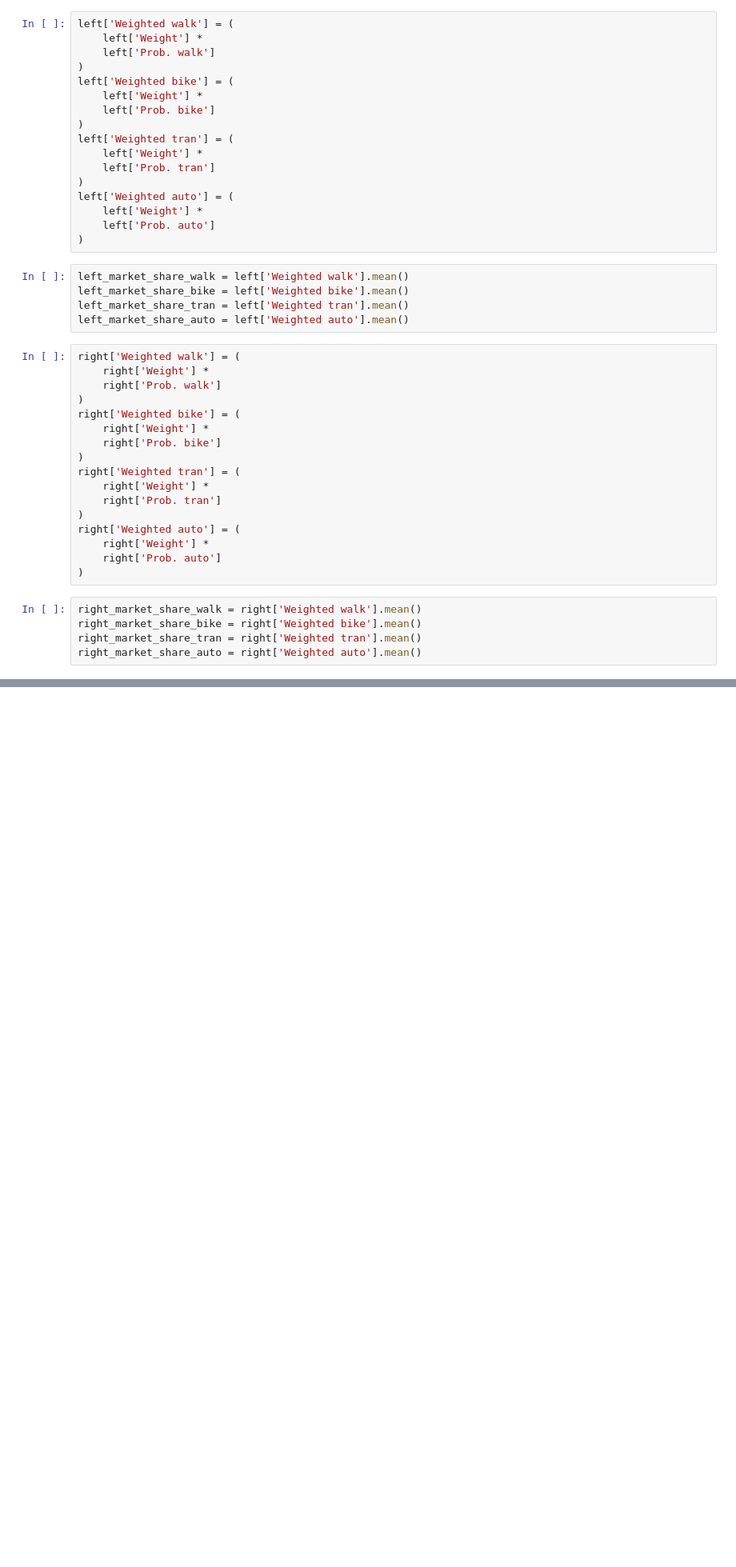
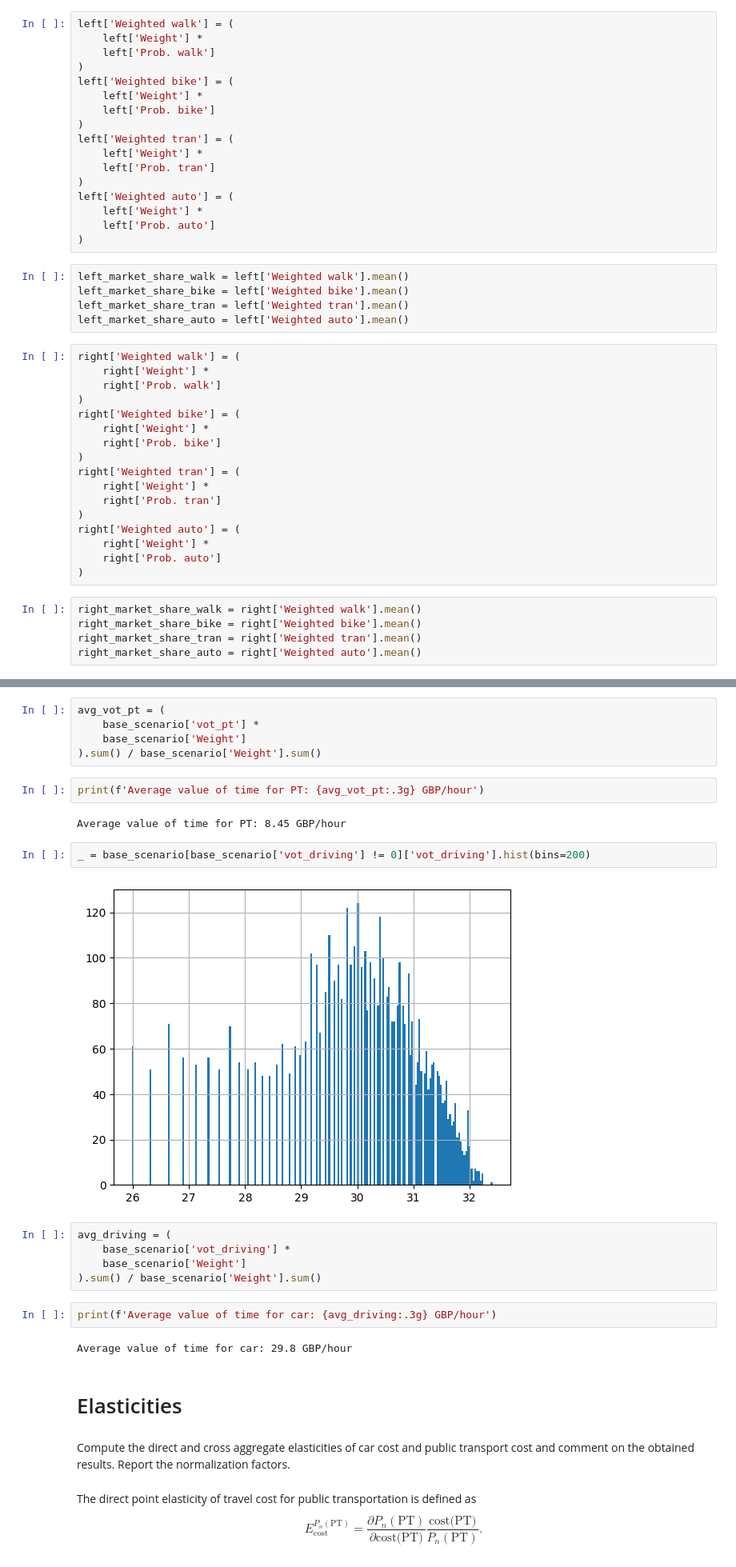
Before and after one commit to GAnagno/Choice, a Jupyter notebook: assignment.ipynb, the cells around one changed output, grey strips where cells are left out. Shown at 80% size. Cells and saved outputs as stored; diff of their text form; blank space fills up the shorter version.

```diff
--- a/assignment.ipynb
+++ b/assignment.ipynb
@@ -1091,0 +1054,29 @@ Average value of time for car: 93.3 GBP/hour
+# %%
+avg_vot_pt = (
+    base_scenario['vot_pt'] *
+    base_scenario['Weight']
+).sum() / base_scenario['Weight'].sum()
+# %%
+print(f'Average value of time for PT: {avg_vot_pt:.3g} GBP/hour')
+# %% [output]
+Average value of time for PT: 8.45 GBP/hour
+# %%
+_ = base_scenario[base_scenario['vot_driving'] != 0]['vot_driving'].hist(bins=200)
+# %% [output]
+[figure, added]
+# %%
+avg_driving = (
+    base_scenario['vot_driving'] *
+    base_scenario['Weight']
+).sum() / base_scenario['Weight'].sum()
+# %%
+print(f'Average value of time for car: {avg_driving:.3g} GBP/hour')
+# %% [output]
+Average value of time for car: 29.8 GBP/hour
+# %% [markdown]
+# Elasticities
+# %% [markdown]
+Compute the direct and cross aggregate elasticities of car cost and public transport cost and comment on the obtained results. Report the normalization factors.
+# %% [markdown]
+The direct point elasticity of travel cost for public transportation is defined as
+$$ E_\text{cost}^{P_n(\text{PT})} = \frac{\partial P_n(\text{PT})}{\partial \text{cost(PT)}} \frac{\text{cost(PT)}}{P_n(\text{PT})}.$$
```
Also changed, not shown: parts of 85 cells of this notebook.
